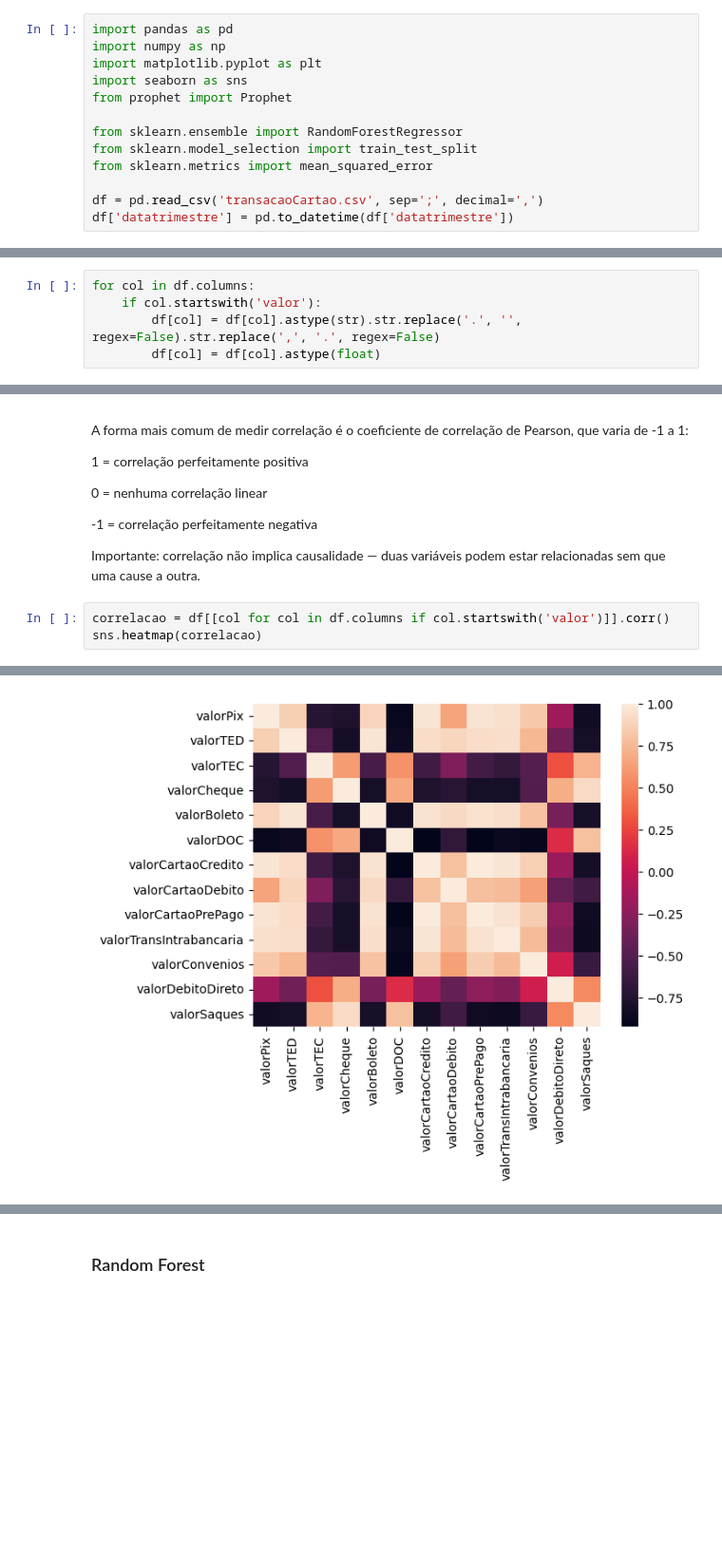
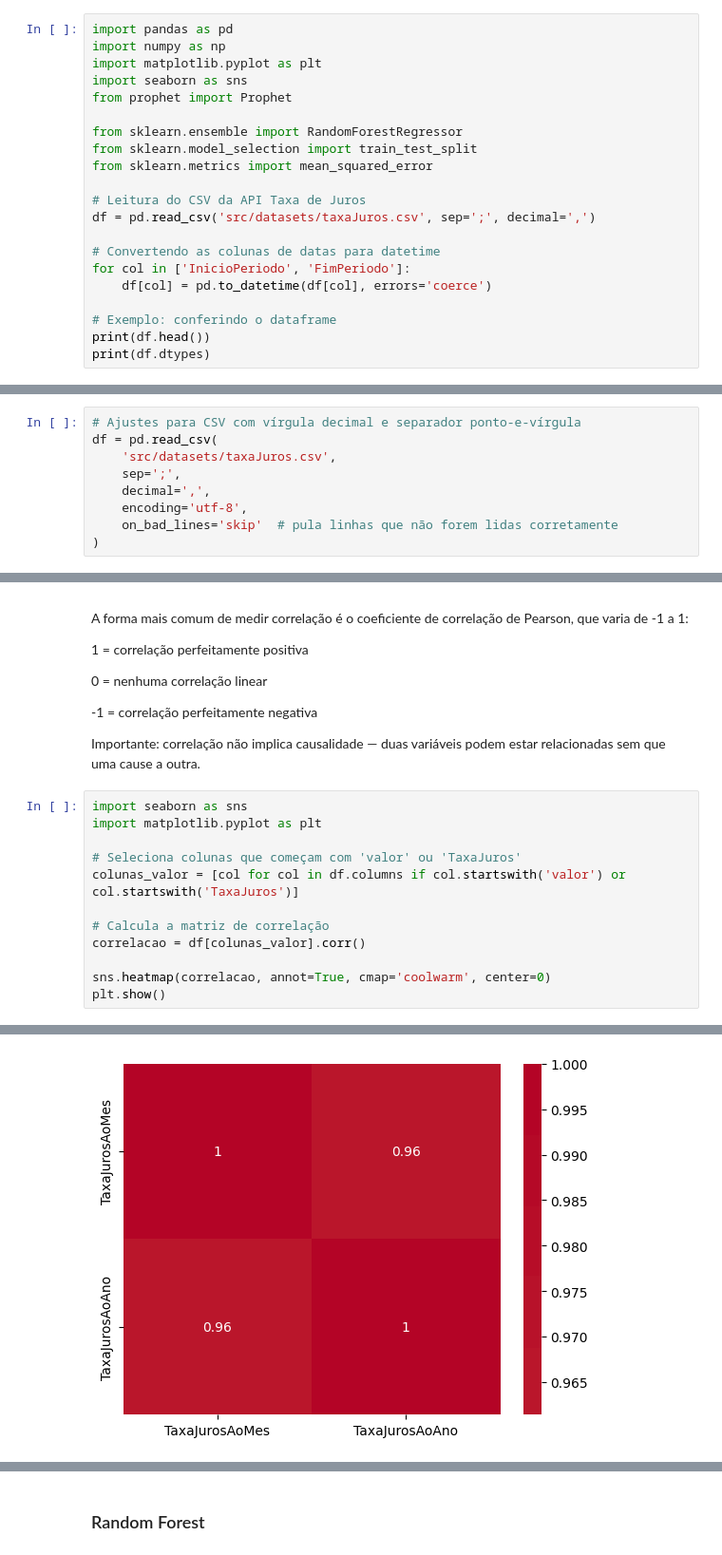
Before and after one commit to LouisyRodrigues7/API_Taxas_juros, a Jupyter notebook: MachineLearning.ipynb, the cells around one changed output, grey strips where cells are left out. Shown at 95% size. Drawn from its saved outputs; the diff is of its cells as text; blank space fills up the shorter version.

```diff
--- a/MachineLearning.ipynb
+++ b/MachineLearning.ipynb
@@ -9,6 +9,14 @@ from sklearn.ensemble import RandomForestRegressor
 from sklearn.model_selection import train_test_split
 from sklearn.metrics import mean_squared_error
 
-df = pd.read_csv('transacaoCartao.csv', sep=';', decimal=',')
-df['datatrimestre'] = pd.to_datetime(df['datatrimestre'])
+# Leitura do CSV da API Taxa de Juros
+df = pd.read_csv('src/datasets/taxaJuros.csv', sep=';', decimal=',')
+
+# Convertendo as colunas de datas para datetime
+for col in ['InicioPeriodo', 'FimPeriodo']:
+    df[col] = pd.to_datetime(df[col], errors='coerce')
+
+# Exemplo: conferindo o dataframe
+print(df.head())
+print(df.dtypes)
 # %% [output]
@@ -18,5 +39,0 @@ Corrigir vírgula e ponto nos campos de valor
-# %%
-for col in df.columns:
-    if col.startswith('valor'):
-        df[col] = df[col].astype(str).str.replace('.', '', regex=False).str.replace(',', '.', regex=False)
-        df[col] = df[col].astype(float)
@@ -26,0 +43,9 @@ df = df.sort_values('datatrimestre')
+# %%
+# Ajustes para CSV com vírgula decimal e separador ponto-e-vírgula
+df = pd.read_csv(
+    'src/datasets/taxaJuros.csv',
+    sep=';',
+    decimal=',',
+    encoding='utf-8',
+    on_bad_lines='skip'  # pula linhas que não forem lidas corretamente
+)
@@ -45,6 +87,15 @@ A forma mais comum de medir correlação é o coeficiente de correlação de Pea
 
 Importante: correlação não implica causalidade — duas variáveis podem estar relacionadas sem que uma cause a outra.
 # %%
-correlacao = df[[col for col in df.columns if col.startswith('valor')]].corr()
-sns.heatmap(correlacao)
+import seaborn as sns
+import matplotlib.pyplot as plt
+
+# Seleciona colunas que começam com 'valor' ou 'TaxaJuros'
+colunas_valor = [col for col in df.columns if col.startswith('valor') or col.startswith('TaxaJuros')]
+
+# Calcula a matriz de correlação
+correlacao = df[colunas_valor].corr()
+
+sns.heatmap(correlacao, annot=True, cmap='coolwarm', center=0)
+plt.show()
 # %% [output]
@@ -52 +102 @@ sns.heatmap(correlacao)
-[figure, old version]
+[figure, new version]
```
Also changed, not shown: parts of 12 cells of this notebook, 2 other files.
